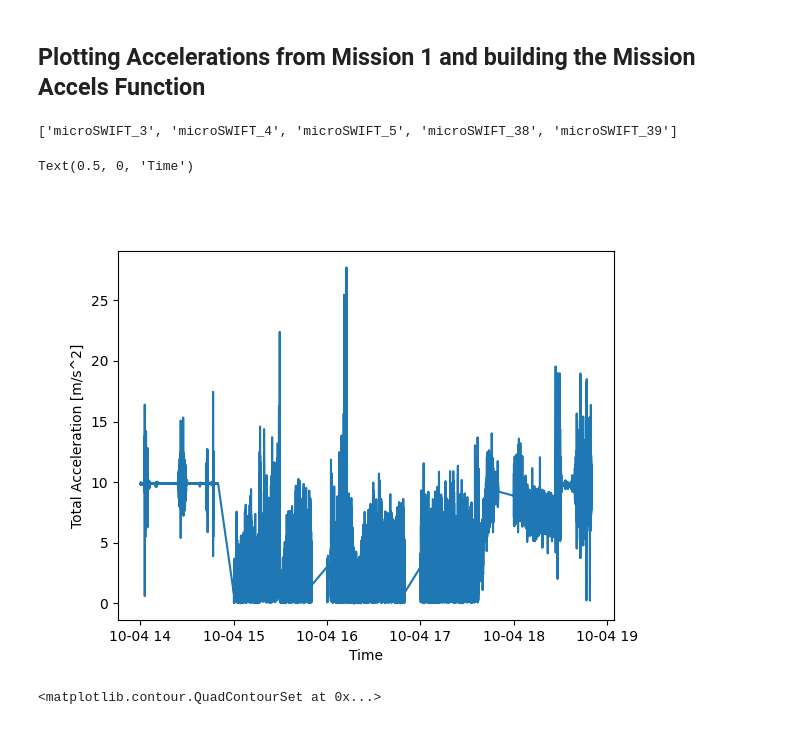
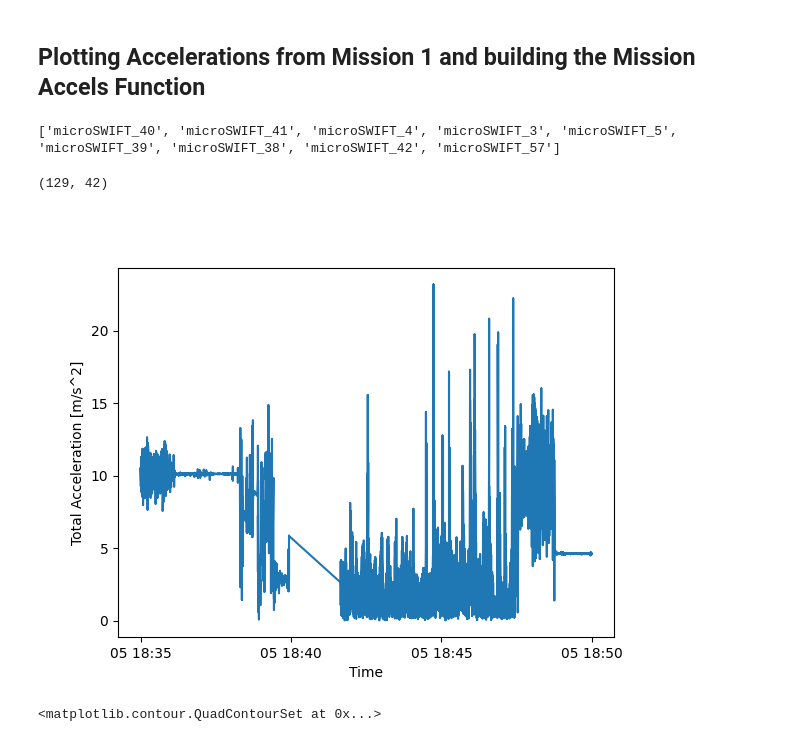
Before and after one commit to SASlabgroup/DUNEXMainExp, a Jupyter notebook: analysis/DUNEX-Data-exploration.ipynb, the cells around one changed output. Cells and saved outputs as stored; diff of their text form; code cells hidden in the pictures.

```diff
--- a/analysis/DUNEX-Data-exploration.ipynb
+++ b/analysis/DUNEX-Data-exploration.ipynb
@@ -22,34 +22,39 @@ import microSWIFTTools
 <h2> Plotting Accelerations from Mission 1 and building the Mission Accels Function</h2>
 # %%
 # Mission 1 netCDF path
-mission_nc_path = '../microSWIFT_data/mission_1/mission_1.nc'
+mission_nc_path = '../microSWIFT_data/mission_5/mission_5.nc'
 
 # Load in netCDF file as a dataset
 mission_dataset = nc.Dataset(mission_nc_path, mode='r')
 
 # Get list of all microSWIFTs on the mission
 microSWIFTs_on_mission = list(mission_dataset.groups.keys())
 print(microSWIFTs_on_mission)
 
 # Get Datetime values
 time = cftime.num2pydate(mission_dataset['microSWIFT_3']['IMU']['time'],units=mission_dataset['microSWIFT_3']['IMU']['time'].units, calendar=mission_dataset['microSWIFT_3']['IMU']['time'].calendar)
 
 # Compute Total Acceleration
 accel_x = np.array(mission_dataset['microSWIFT_3']['IMU']['accel_x'][:])
 accel_y = np.array(mission_dataset['microSWIFT_3']['IMU']['accel_y'][:])
 accel_z = np.array(mission_dataset['microSWIFT_3']['IMU']['accel_z'][:])
 tot_accel = np.sqrt(np.square(accel_x) + np.square(accel_y), np.square(accel_z))
 
 # Plot the Vertical Accelerations from the mission for one microSWIFT
 fig, ax = plt.subplots()
 ax.plot(time, tot_accel)
 ax.format_xdata = mdates.DateFormatter('%Y-%m')
 ax.set_ylabel('Total Acceleration [m/s^2]')
 ax.set_xlabel('Time')
+
+# Compute Gabor transform of the total acceleration signal
+f, t, Sxx = signal.spectrogram(tot_accel, fs=12)
+high_freq_inds = np.argwhere(f > 2)
+Sxx_high_freq = Sxx[high_freq_inds]
 # %% [output]
-['microSWIFT_3', 'microSWIFT_4', 'microSWIFT_5', 'microSWIFT_38', 'microSWIFT_39']
+['microSWIFT_40', 'microSWIFT_41', 'microSWIFT_4', 'microSWIFT_3', 'microSWIFT_5', 'microSWIFT_39', 'microSWIFT_38', 'microSWIFT_42', 'microSWIFT_57']
-Text(0.5, 0, 'Time')
+(129, 42)
-[figure, old version]
+[figure, new version]
 # %%
 # Getting Bathymetry data from FRF data portal
 # Data from September 28th, 2021
```
